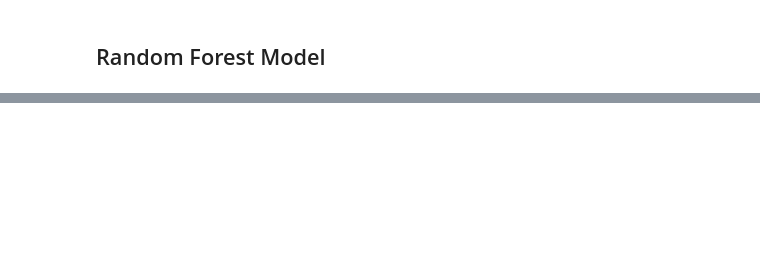
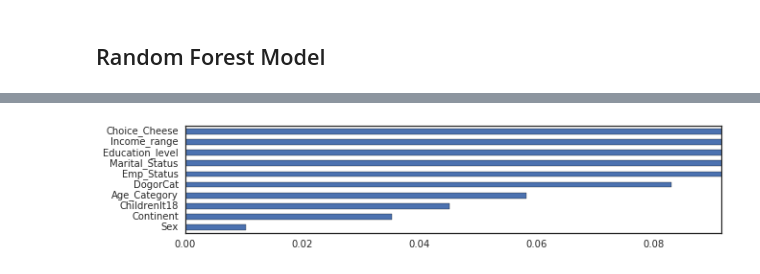
Before and after one commit to amoha39/RedditSurvey-Assignment, a Jupyter notebook: Reddit Survey.ipynb, the cells around one changed output, grey strips where cells are left out. Saved outputs shown, nothing was run; the diff lists cells and outputs as text; code cells hidden in the pictures; blank space fills up the shorter version.

```diff
--- a/Reddit Survey.ipynb
+++ b/Reddit Survey.ipynb
@@ -933,0 +1002,31 @@ from sklearn.metrics import confusion_matrix
+# %%
+
+def graph_feature_importances(model, feature_names, autoscale=True, headroom=0.05, width=10, summarized_columns=None):
+
+    if autoscale:
+        x_scale = model.feature_importances_.max()+ headroom
+    else:
+        x_scale = 1
+
+    feature_dict=dict(zip(feature_names, model.feature_importances_))
+
+    if summarized_columns:
+        #some dummy columns need to be summarized
+        for col_name in summarized_columns:
+            #sum all the features that contain col_name, store in temp sum_value
+            sum_value = sum(x for i, x in feature_dict.iteritems() if col_name in i )
+
+            #now remove all keys that are part of col_name
+            keys_to_remove = [i for i in feature_dict.keys() if col_name in i ]
+            for i in keys_to_remove:
+                feature_dict.pop(i)
+            #lastly, read the summarized field
+            feature_dict[col_name] = sum_value
+
+    results = pd.Series(feature_dict.values(), index=feature_dict.keys())
+    results.sort(axis=1)
+    results.plot(kind="barh", figsize=(width,len(results)/4), xlim=(0,x_scale))
+
+graph_feature_importances(model, X.columns, summarized_columns=categorical_variables)
+# %% [output]
+[figure, added]
```
Also changed, not shown: parts of 14 cells of this notebook.
